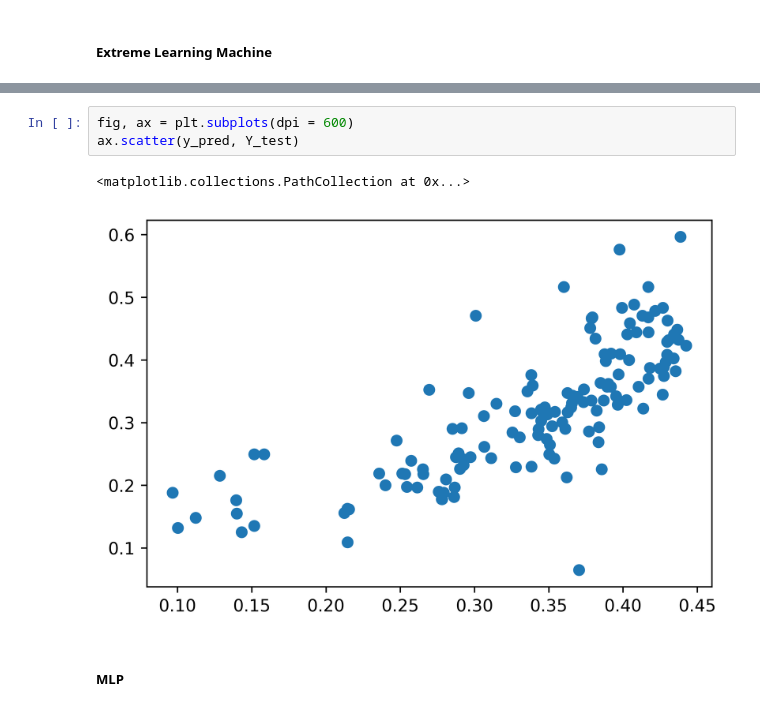
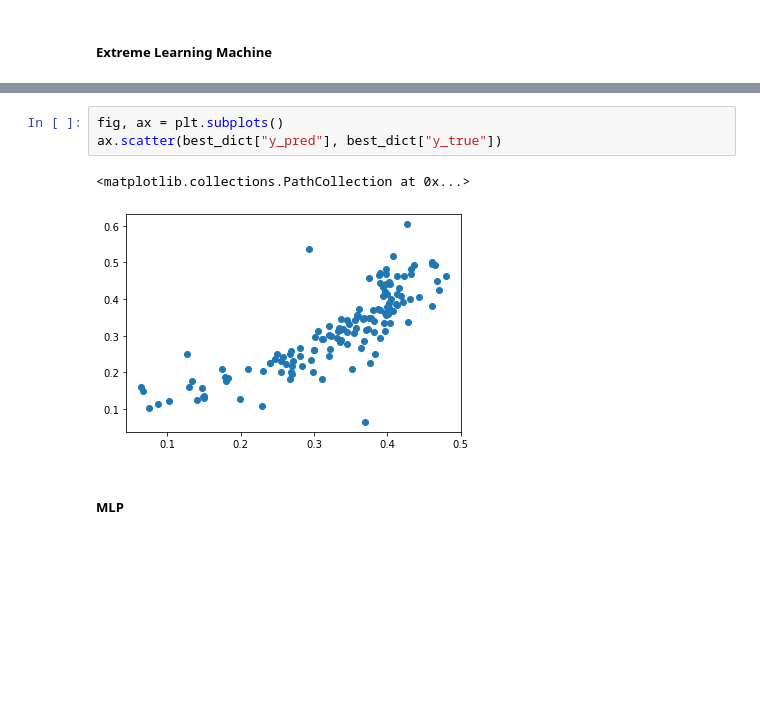
Before and after one commit to Ceduardosl/ICA, a Jupyter notebook: Projeto_Final/TC1_Q_02/TC1_Q_02.ipynb, the cells around one changed output, grey strips where cells are left out. Drawn from its saved outputs; the diff is of its cells as text; blank space fills up the shorter version.

```diff
--- a/Projeto_Final/TC1_Q_02/TC1_Q_02.ipynb
+++ b/Projeto_Final/TC1_Q_02/TC1_Q_02.ipynb
@@ -267,9 +307,9 @@ print(np.mean(R2aj_r))
 # %%
-fig, ax = plt.subplots(dpi = 600)
-ax.scatter(y_pred, Y_test)
+fig, ax = plt.subplots()
+ax.scatter(best_dict["y_pred"], best_dict["y_true"])
 # %% [output]
 <matplotlib.collections.PathCollection at 0x...>
-[figure, old version]
+[figure, new version]
 # %% [markdown]
 ##### MLP
 # %% [markdown]
```
Also changed, not shown: parts of 6 cells of this notebook.
